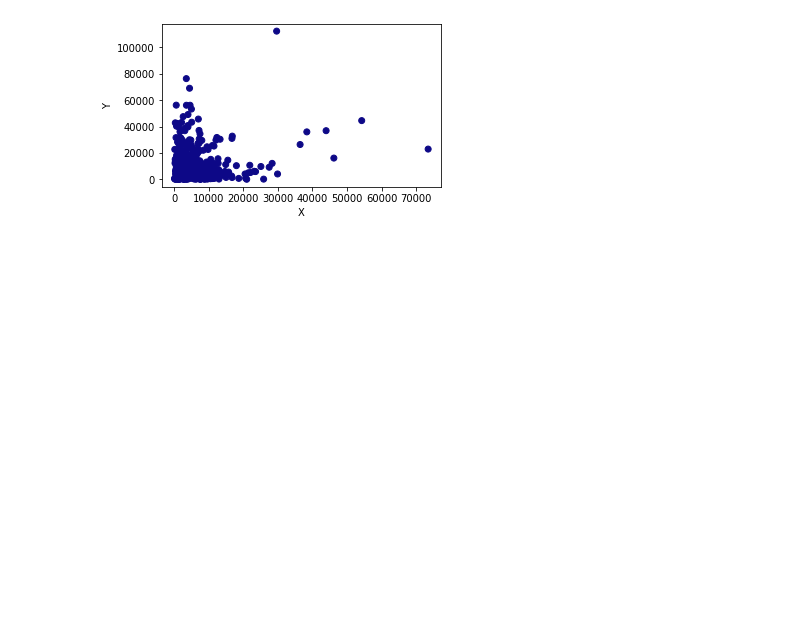
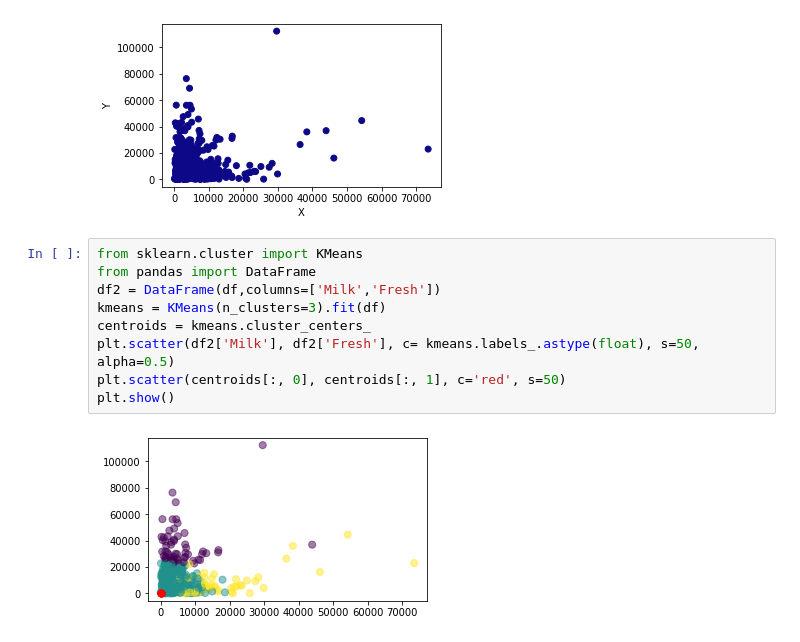
Before and after one commit to duynguyen02/ml-on-practice, a Jupyter notebook: dbscan.ipynb, the cells around one changed output. Cells and saved outputs as stored; diff of their text form; blank space fills up the shorter version.

```diff
--- a/dbscan.ipynb
+++ b/dbscan.ipynb
@@ -83,3 +83,14 @@ plt.ylabel("Y") # Y-axis label
 plt.show() # showing the p
 # %% [output]
 [figure]
+# %%
+from sklearn.cluster import KMeans
+from pandas import DataFrame
+df2 = DataFrame(df,columns=['Milk','Fresh'])
+kmeans = KMeans(n_clusters=3).fit(df)
+centroids = kmeans.cluster_centers_
+plt.scatter(df2['Milk'], df2['Fresh'], c= kmeans.labels_.astype(float), s=50, alpha=0.5)
+plt.scatter(centroids[:, 0], centroids[:, 1], c='red', s=50)
+plt.show()
+# %% [output]
+[figure, added]
```
